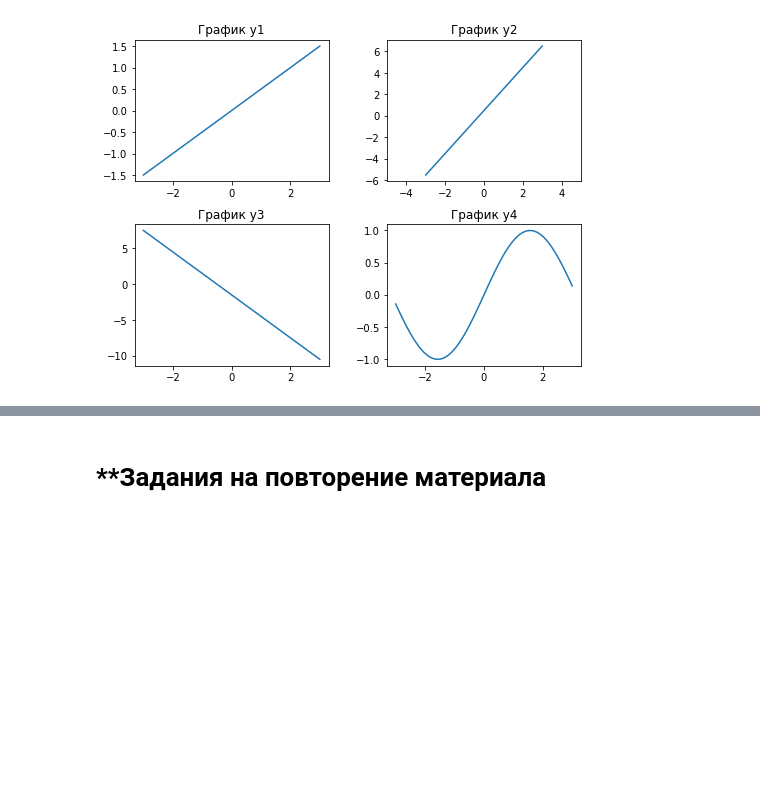
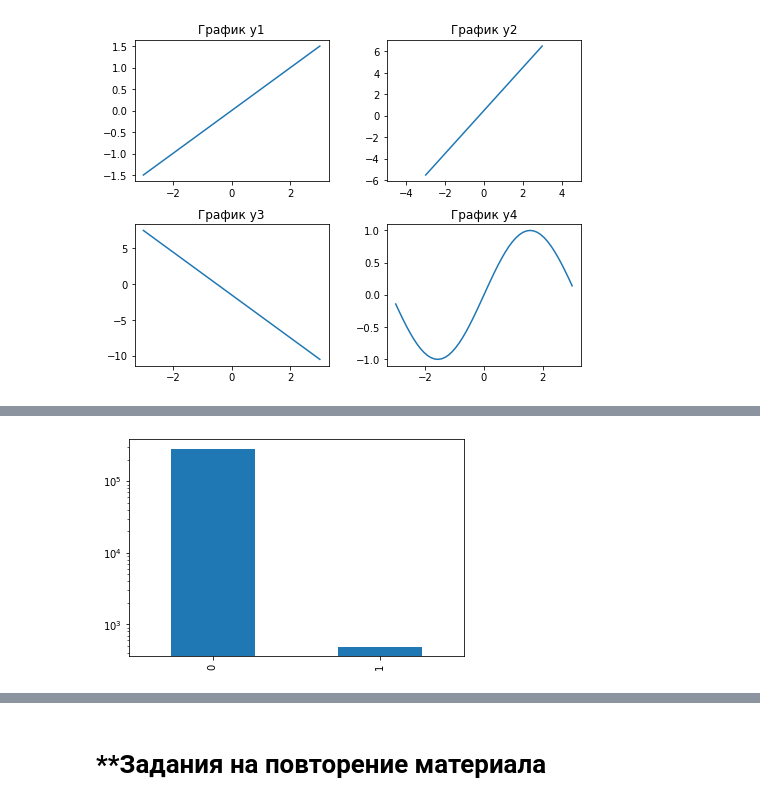
Before and after one commit to Radvall/Python_for_DS, a Jupyter notebook: lesson_3/Matplotlib.ipynb, the cells around one changed output, grey strips where cells are left out. Cells and saved outputs as stored; diff of their text form; code cells hidden in the pictures; blank space fills up the shorter version.

```diff
--- a/lesson_3/Matplotlib.ipynb
+++ b/lesson_3/Matplotlib.ipynb
@@ -96,0 +109,8 @@ Text(0.5, 1.0, 'График y4')
+# %%
+import pandas as pd
+df = pd.read_csv('creditcard.csv')
+# %%
+df['Class'].value_counts().plot(kind='bar'); # без логарифмирования
+plt.yscale(value='log') # с логарифмированием
+# %% [output]
+[figure, added]
```
Also changed, not shown: parts of 6 cells of this notebook.
